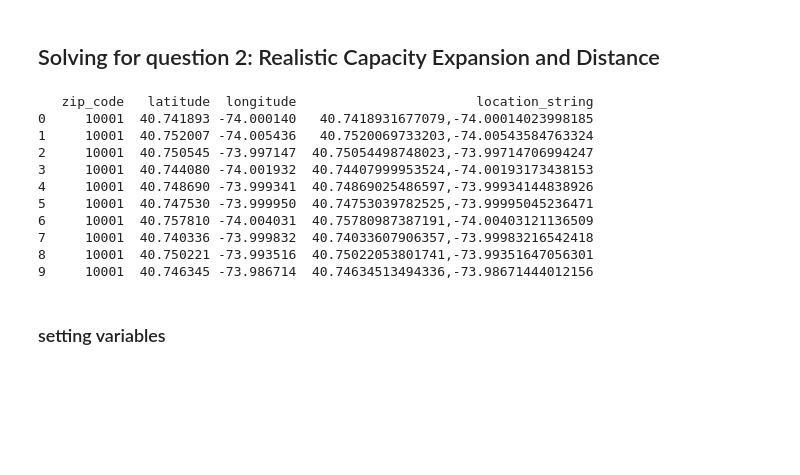
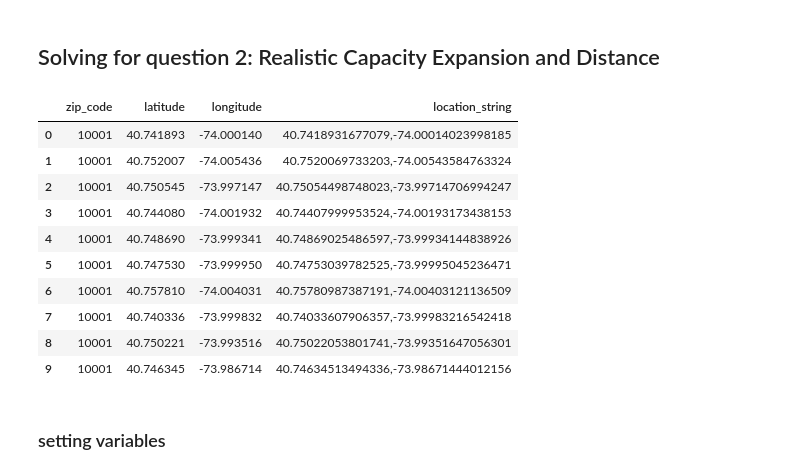
Before and after one commit to KenBitSalt/4004proj, a Jupyter notebook: ongoing.ipynb, the cells around one changed output. Drawn from its saved outputs; the diff is of its cells as text; code cells hidden in the pictures; blank space fills up the shorter version.

```diff
--- a/ongoing.ipynb
+++ b/ongoing.ipynb
@@ -208,53 +180,26 @@ Facility 177729: Expand capacity for age group under5 by 1.0.
 # %%
 # defining usful functions in question 2
 from haversine import haversine, Unit
 
 potential_loc = pd.read_csv("new_potential_loc.csv")
 potential_loc['location_string'] = potential_loc['latitude'].astype(str)+","+potential_loc['longitude'].astype(str)
-print(potential_loc.head(10))
+potential_loc.head(10)
 
-
-'''
-def cost_func(existing,expands):
-    if expands/existing < 0.1:
-        cost = 20000 + 200*expands
-    elif 0.1 < expands/existing < 0.15:
-        cost = 20000 + 200*0.1*existing + (expands-0.1*existing)*400
-    elif 0.15 < expands/existing < 0.2:
-        cost = 20000 + 200*0.1*existing + 400*0.05*existing +(expands-0.15*existing)*1000
-    return cost
-
-def cost_func_2(existing,expands):
-    cost = (20000 + 200*expands)*(expands/existing < 0.1)
-    +(20000 + (200*0.1*existing + (expands-0.1*existing)*400))*(0.1 < expands/existing < 0.15)
-    +(20000 + 200*0.1*existing + 400*0.05*existing +(expands-0.15*existing)*1000)*(expands/existing < 0.2)
-    return cost
-'''
-
-def calc_dist(latlon1,latlon2):
-    #duplet
-    lat1 = latlon1[0]
-    lon1 = latlon1[1]
-    lat2 = latlon2[0]
-    lon2 = latlon2[1]
-    distance = haversine((lat1, lon1), (lat2, lon2), unit=Unit.MILES)
-
-    return distance
 
 #print(cost_func(300,13))
 #print(calc_dist([70,40],[68,38]))
 # %% [output]
-   zip_code   latitude  longitude                       location_string
-0     10001  40.741893 -74.000140   40.7418931677079,-74.00014023998185
-1     10001  40.752007 -74.005436   40.7520069733203,-74.00543584763324
-2     10001  40.750545 -73.997147  40.75054498748023,-73.99714706994247
-3     10001  40.744080 -74.001932  40.74407999953524,-74.00193173438153
-4     10001  40.748690 -73.999341  40.74869025486597,-73.99934144838926
-5     10001  40.747530 -73.999950  40.74753039782525,-73.99995045236471
-6     10001  40.757810 -74.004031  40.75780987387191,-74.00403121136509
-7     10001  40.740336 -73.999832  40.74033607906357,-73.99983216542418
-8     10001  40.750221 -73.993516  40.75022053801741,-73.99351647056301
-9     10001  40.746345 -73.986714  40.74634513494336,-73.98671444012156
+|  | zip_code | latitude | longitude | location_string |
+| 0 | 10001 | 40.741893 | -74.000140 | 40.7418931677079,-74.00014023998185 |
+| 1 | 10001 | 40.752007 | -74.005436 | 40.7520069733203,-74.00543584763324 |
+| 2 | 10001 | 40.750545 | -73.997147 | 40.75054498748023,-73.99714706994247 |
+| 3 | 10001 | 40.744080 | -74.001932 | 40.74407999953524,-74.00193173438153 |
+| 4 | 10001 | 40.748690 | -73.999341 | 40.74869025486597,-73.99934144838926 |
+| 5 | 10001 | 40.747530 | -73.999950 | 40.74753039782525,-73.99995045236471 |
+| 6 | 10001 | 40.757810 | -74.004031 | 40.75780987387191,-74.00403121136509 |
+| 7 | 10001 | 40.740336 | -73.999832 | 40.74033607906357,-73.99983216542418 |
+| 8 | 10001 | 40.750221 | -73.993516 | 40.75022053801741,-73.99351647056301 |
+| 9 | 10001 | 40.746345 | -73.986714 | 40.74634513494336,-73.98671444012156 |
 # %% [markdown]
 ### setting variables
 # %%
```
Also changed, not shown: parts of 13 cells of this notebook.
